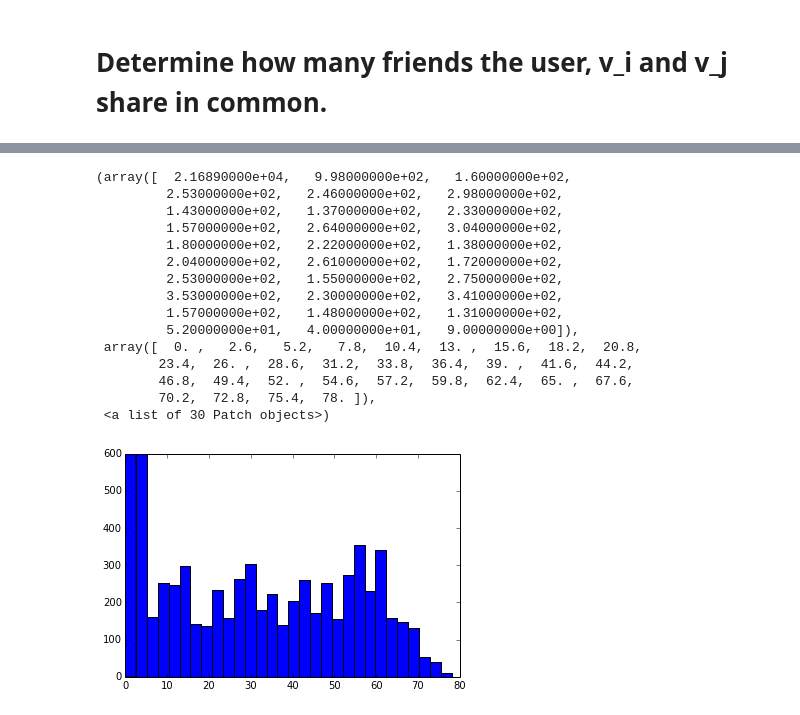
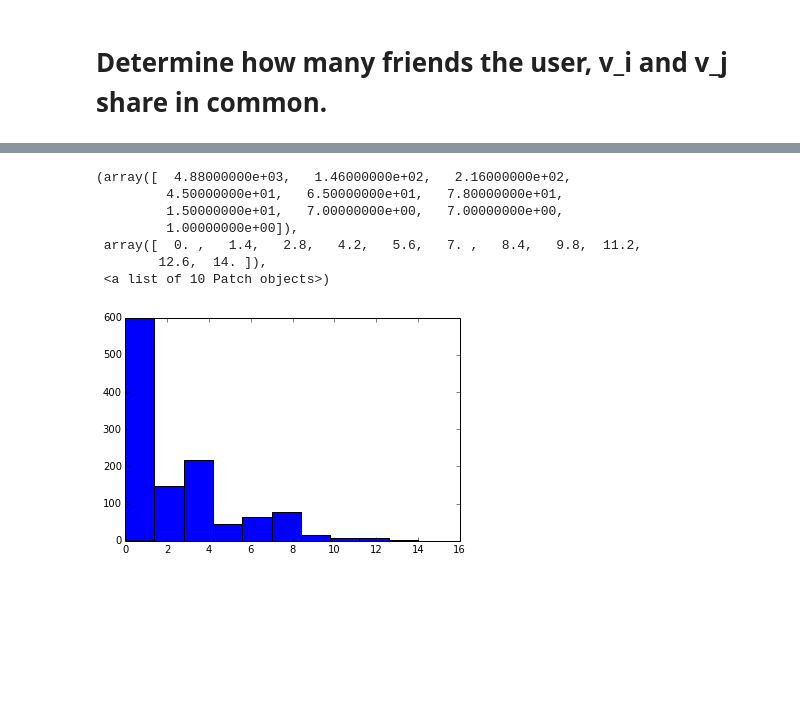
Before and after one commit to bmkessler/Kaggle_Social_Circles, a Jupyter notebook: egonets_1_MR.ipynb, the cells around one changed output, grey strips where cells are left out. Saved outputs shown, nothing was run; the diff lists cells and outputs as text; code cells hidden in the pictures; blank space fills up the shorter version.

```diff
--- a/egonets_1_MR.ipynb
+++ b/egonets_1_MR.ipynb
@@ -130,0 +146,6 @@ sum([ x == 0 for x in cf.values()])
+# %%
+def display_dist_with_circles(user_id, bins=20):
+    hist(common_friends('egonets/' + str(user_id) + '.egonet').values(), bins=bins)
+    title("User " + str(user_id))
+    for circle_size in sorted(circle_sizes('Training/' + str(user_id) + '.circles').values()):
+        axvline(x=circle_size, color='r')
@@ -131,14 +178,27 @@ sum([ x == 0 for x in cf.values()])
 # %% [markdown]
 # Determine how many friends the user, v_i and v_j share in common.
 # %%
-egofile = open("egonets/0.egonet")
-friend_sets = dict()
-for line in egofile:
-    v_i, v = line.split(":")
-    friend_sets[v_i] = set(v.split())
-result = dict()
-for v_i in friend_sets.keys():
-    result[v_i] = dict()
-    for v_j in friend_sets.keys():
-        result[v_i][v_j] = len(friend_sets[v_i].intersection(friend_sets[v_j]))
-result
+def get_friend_count_matrix(egofile_path):
+    """Return a dict of dicts giving a matrix (indexed by ID) of friends in common.
+    Should be a symmetric matrix with the values of common_friends(egofile_path) as
+    the diagonal elements."""
+
+    egofile = open(egofile_path)
+    friend_sets = dict()
+    for line in egofile:
+        v_i, v = line.split(":")
+        friend_sets[v_i] = set(v.split())
+    result = dict()
+    for v_i in friend_sets.keys():
+        result[v_i] = dict()
+        for v_j in friend_sets.keys():
+            result[v_i][v_j] = len(friend_sets[v_i].intersection(friend_sets[v_j]))
+    return result
+
+ccf239 = get_friend_count_matrix('egonets/239.egonet')
+assert len(ccf239) == len(cf239)
+for i in ccf239.keys():
+    for j in ccf239[i].keys():
+        assert ccf239[i][j] == ccf239[j][i]
+for i in ccf239.keys():
+    assert ccf239[i][i] == cf239[i]
@@ -163,25 +205,17 @@ result
 # %%
 values = []
-for v_i, x in result.items():
+for v_i, x in ccf239.items():
     for v_j, n in x.items():
         if int(v_i) > int(v_j):
             values.append(int(n))
 ylim(0,600)
-hist(values, bins=30)
+hist(values)
 # %% [output]
-(array([  2.16890000e+04,   9.98000000e+02,   1.60000000e+02,
-         2.53000000e+02,   2.46000000e+02,   2.98000000e+02,
-         1.43000000e+02,   1.37000000e+02,   2.33000000e+02,
-         1.57000000e+02,   2.64000000e+02,   3.04000000e+02,
-         1.80000000e+02,   2.22000000e+02,   1.38000000e+02,
-         2.04000000e+02,   2.61000000e+02,   1.72000000e+02,
-         2.53000000e+02,   1.55000000e+02,   2.75000000e+02,
-         3.53000000e+02,   2.30000000e+02,   3.41000000e+02,
-         1.57000000e+02,   1.48000000e+02,   1.31000000e+02,
-         5.20000000e+01,   4.00000000e+01,   9.00000000e+00]),
- array([  0. ,   2.6,   5.2,   7.8,  10.4,  13. ,  15.6,  18.2,  20.8,
-        23.4,  26. ,  28.6,  31.2,  33.8,  36.4,  39. ,  41.6,  44.2,
-        46.8,  49.4,  52. ,  54.6,  57.2,  59.8,  62.4,  65. ,  67.6,
-        70.2,  72.8,  75.4,  78. ]),
- <a list of 30 Patch objects>)
+(array([  4.88000000e+03,   1.46000000e+02,   2.16000000e+02,
+         4.50000000e+01,   6.50000000e+01,   7.80000000e+01,
+         1.50000000e+01,   7.00000000e+00,   7.00000000e+00,
+         1.00000000e+00]),
+ array([  0. ,   1.4,   2.8,   4.2,   5.6,   7. ,   8.4,   9.8,  11.2,
+        12.6,  14. ]),
+ <a list of 10 Patch objects>)
-[figure, old version]
+[figure, new version]
```
Also changed, not shown: parts of 14 cells of this notebook.
